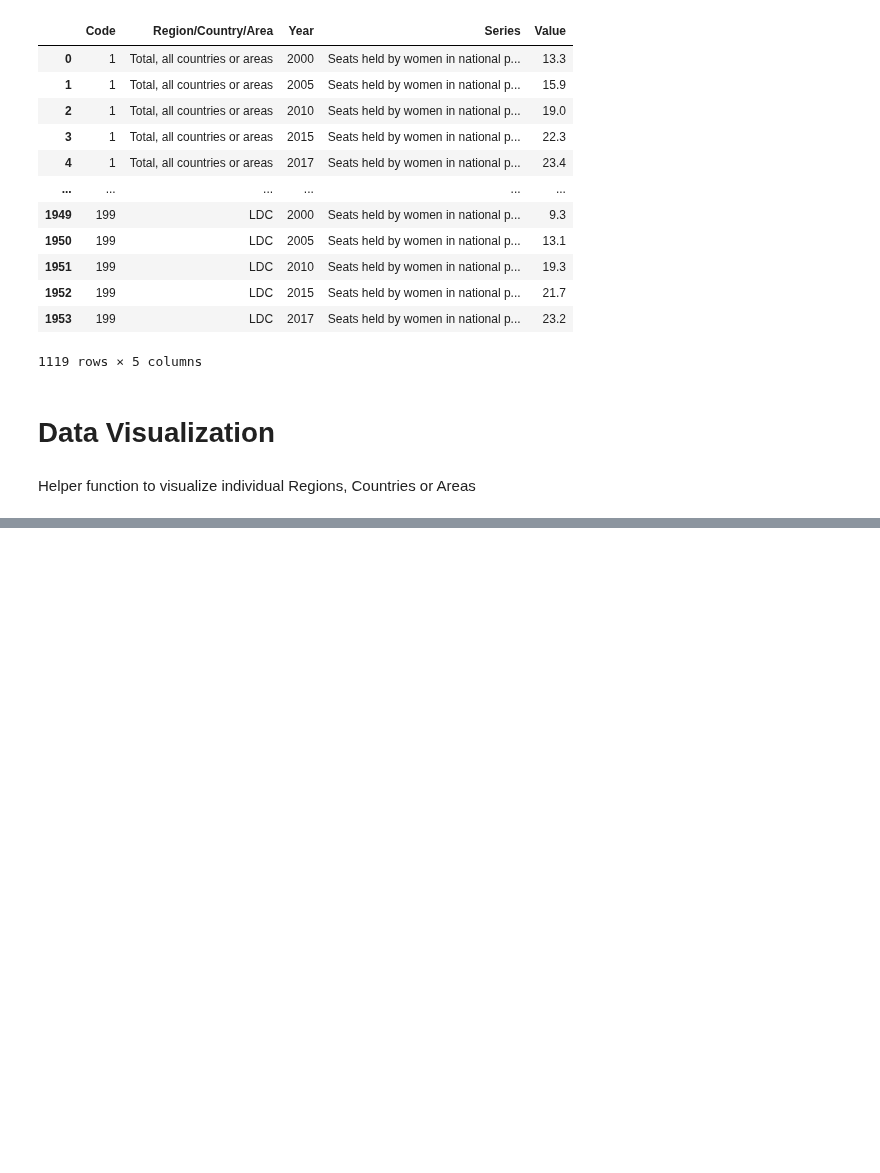
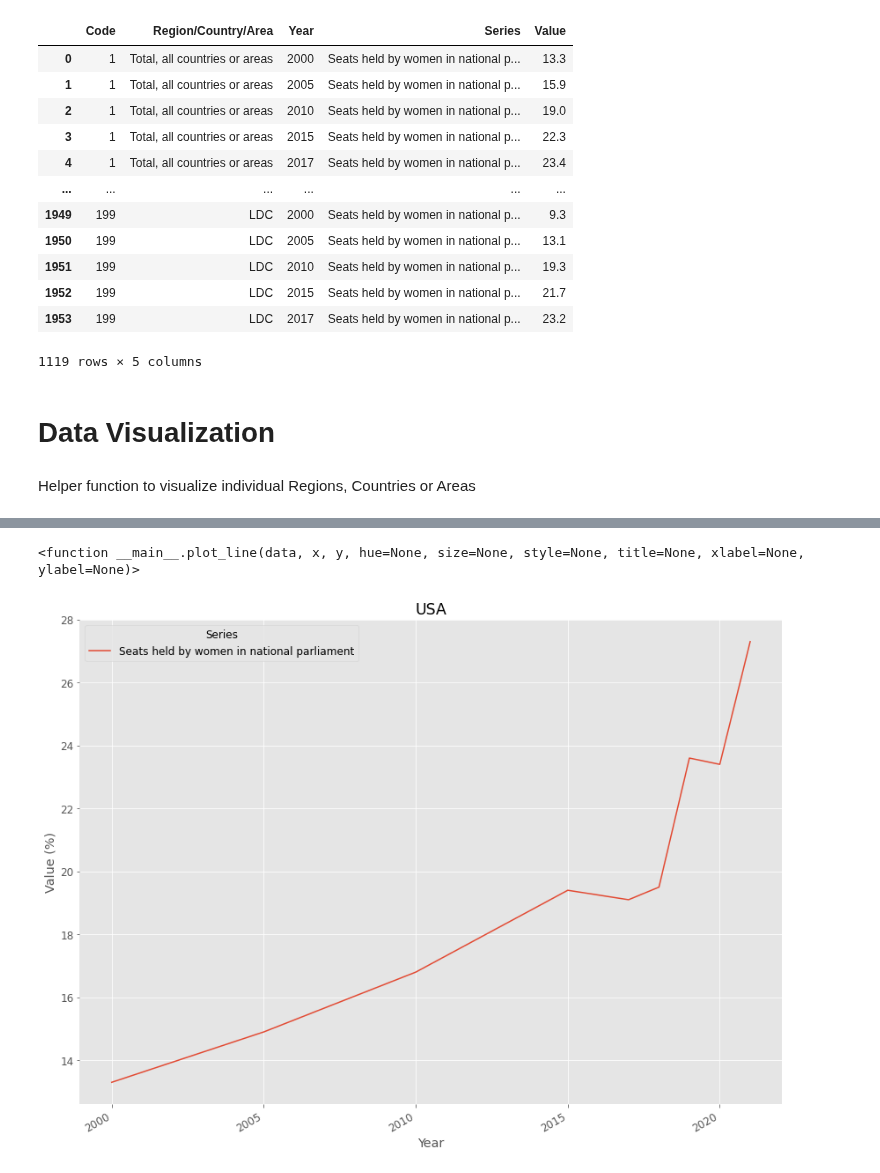
Before and after one commit to eldrigeampong/Data-Science, a Jupyter notebook: UN/Gender/project1.ipynb, the cells around one changed output, grey strips where cells are left out. Drawn from its saved outputs; the diff is of its cells as text; code cells hidden in the pictures; blank space fills up the shorter version.

```diff
--- a/UN/Gender/project1.ipynb
+++ b/UN/Gender/project1.ipynb
@@ -315,0 +284,10 @@ plot_pie(
+# %%
+plot_line(
+    data=country_or_area_grpd.get_group('United States of America'),
+    x='Year', y='Value',
+    hue='Series',
+    title='USA', xlabel='Year', ylabel='Value (%)'
+)
+# %% [output]
+<function __main__.plot_line(data, x, y, hue=None, size=None, style=None, title=None, xlabel=None, ylabel=None)>
+[figure, added]
```
Also changed, not shown: parts of 13 cells of this notebook, 1 other file.
